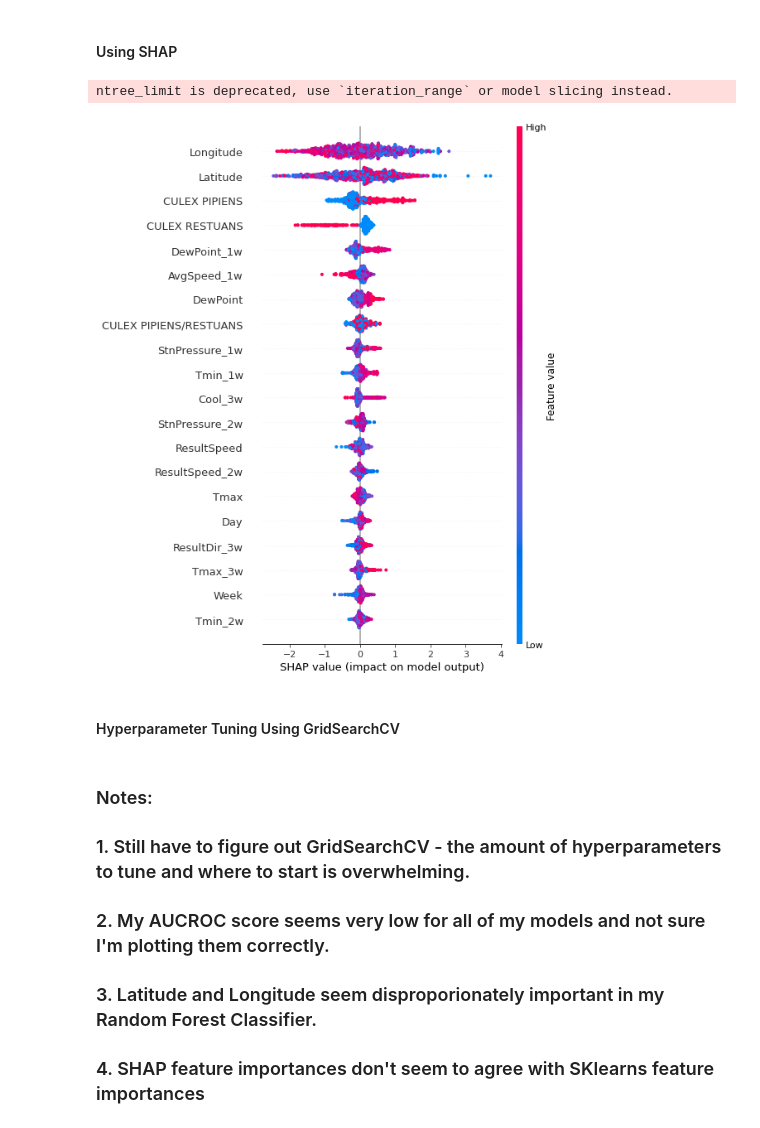
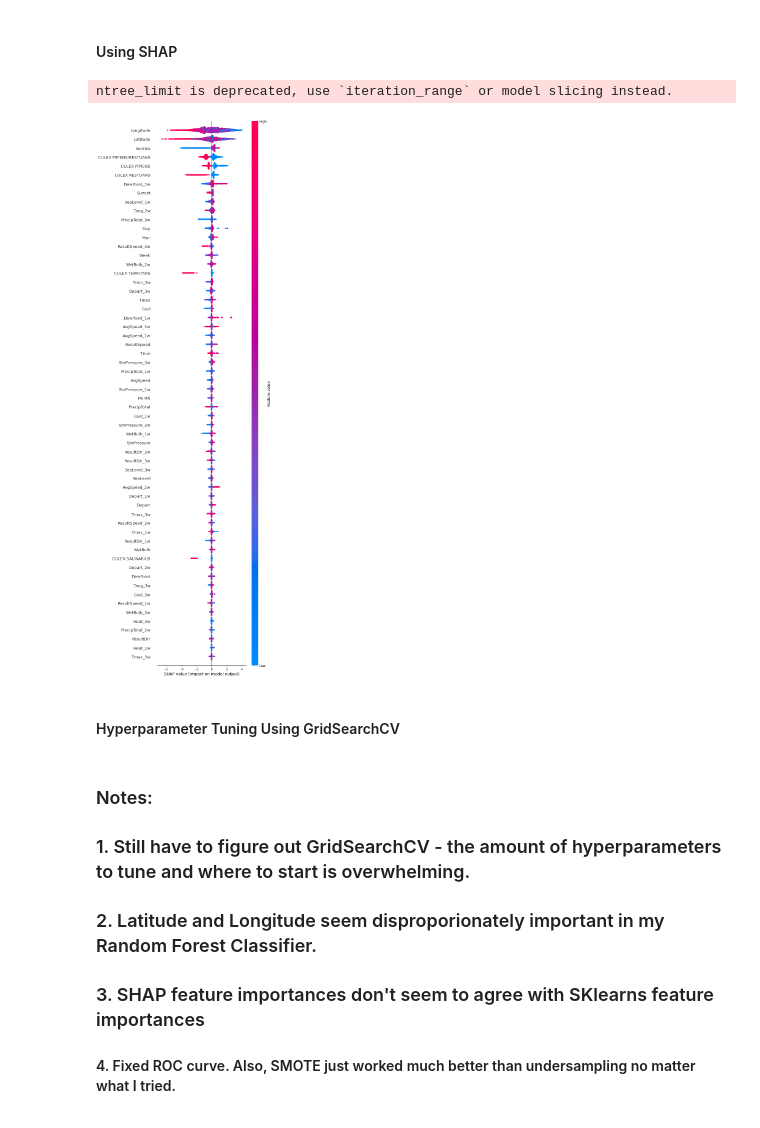
Before and after one commit to ltomczak1/Capstone-Two---Predicting-West-Nile-Virus, a Jupyter notebook: CapstoneTwoModels.ipynb, the cells around one changed output. Drawn from its saved outputs; the diff is of its cells as text; code cells hidden in the pictures.

```diff
--- a/CapstoneTwoModels.ipynb
+++ b/CapstoneTwoModels.ipynb
@@ -31,7 +37,10 @@ X_train, X_test, y_train, y_test = train_test_split(X, y, test_size=0.2, stratif
+# %%
+os = SMOTE()
+X_train, y_train = os.fit_resample(X_train, y_train)
 # %% [markdown]
 #### Scale data to prep for model creation
 # %%
 # build scaler based on training data and apply it to test data to then also scale the test data
-scaler = StandardScaler()
+scaler = MinMaxScaler()
 X_train = pd.DataFrame(scaler.fit_transform(X_train), columns=X.columns)
 X_test = pd.DataFrame(scaler.transform(X_test), columns=X.columns)
@@ -40,3 +46,0 @@ X_test = pd.DataFrame(scaler.transform(X_test), columns=X.columns)
-# %%
-nm = NearMiss(version=3)
-X_train, y_train = nm.fit_resample(X_train, y_train)
@@ -339,15 +349,15 @@ plt.show()
 # %%
 explainer = shap.TreeExplainer(xgb_clf)
 shap_values = explainer.shap_values(X_train)
-shap.summary_plot(shap_values,X_train, max_display=20)
+shap.summary_plot(shap_values,X_train, max_display=60)
 # %% [output]
 ntree_limit is deprecated, use `iteration_range` or model slicing instead.
-[figure, old version]
+[figure, new version]
 # %% [markdown]
 #### Hyperparameter Tuning Using GridSearchCV
 # %% [markdown]
 ### Notes:
 ### 1. Still have to figure out GridSearchCV - the amount of hyperparameters to tune and where to start is overwhelming.
-### 2. My AUCROC score seems very low for all of my models and not sure I'm plotting them correctly.
-### 3. Latitude and Longitude seem disproporionately important in my Random Forest Classifier.
-### 4. SHAP feature importances don't seem to agree with SKlearns feature importances
+### 2. Latitude and Longitude seem disproporionately important in my Random Forest Classifier.
+### 3. SHAP feature importances don't seem to agree with SKlearns feature importances
+#### 4. Fixed ROC curve. Also, SMOTE just worked much better than undersampling no matter what I tried.
```
Also changed, not shown: parts of 27 cells of this notebook.
